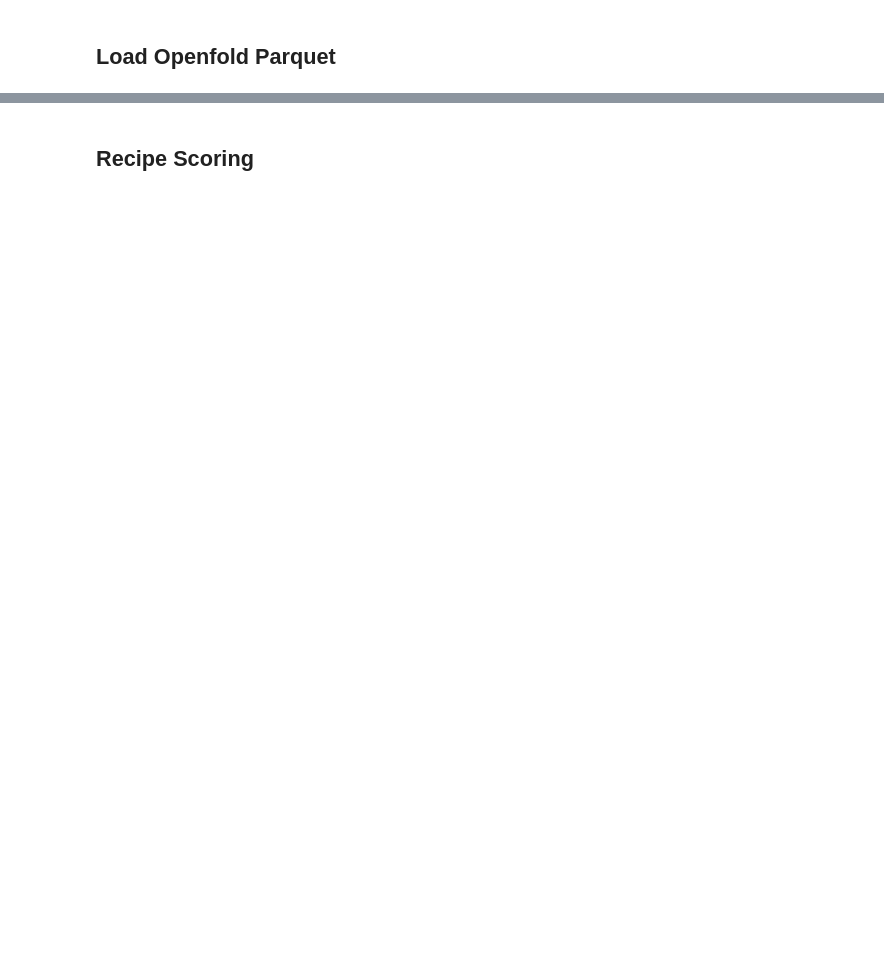
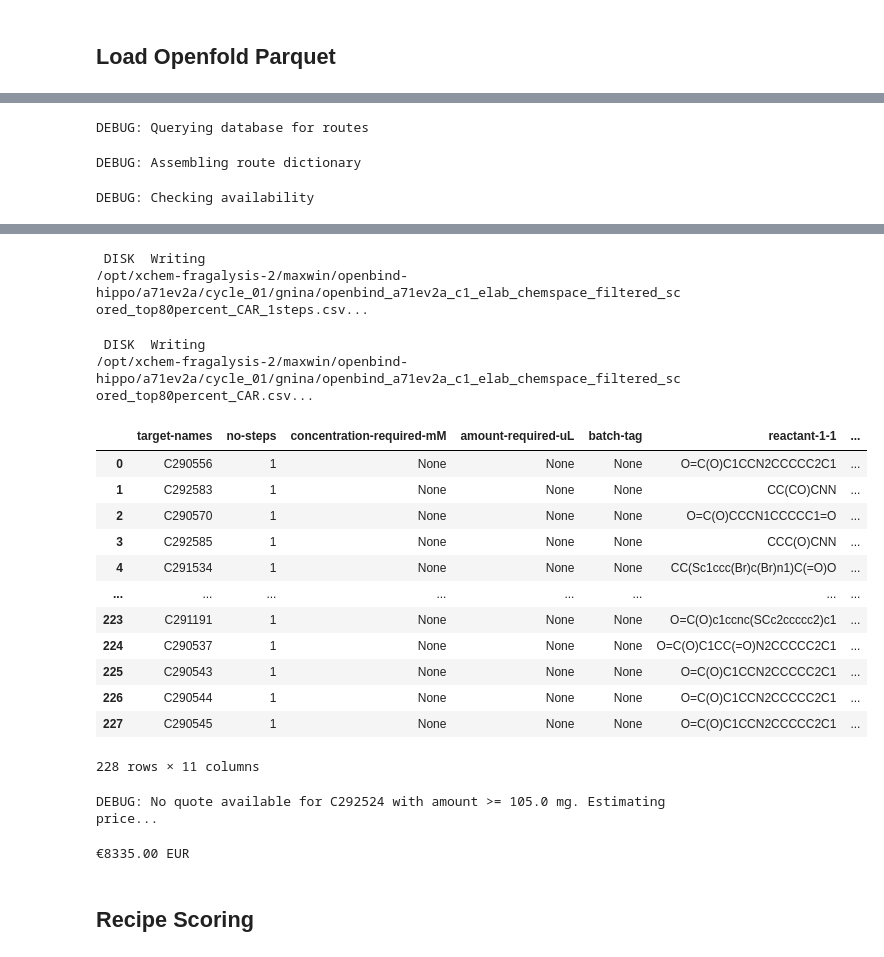
Before and after one commit to xchem/openbind-hippo, a Jupyter notebook: a71ev2a/c01j_scoring.ipynb, the cells around one changed output, grey strips where cells are left out. Cells and saved outputs as stored; diff of their text form; code cells hidden in the pictures; blank space fills up the shorter version.

```diff
--- a/a71ev2a/c01j_scoring.ipynb
+++ b/a71ev2a/c01j_scoring.ipynb
@@ -431,0 +593,5 @@ df
+# %%
+filtered_scored_ids = df[df["gnina_score_min"] >= score_cutoff]["pose_id"].unique()
+# %%
+filtered_scored_poses = animal.poses[filtered_scored_ids]
+filtered_scored_poses
@@ -431,0 +606,9 @@ df
+# %%
+%%time
+recipe = hippo.Recipe.from_compounds(
+    filtered_scored_poses.compounds,
+    pick_cheapest=True,
+    quoted_only=True,
+    use_routes=False,
+)
+recipe
@@ -431,0 +644,6 @@ df
+# %%
+recipe.write_CAR_csv("cycle_01/gnina/openbind_a71ev2a_c1_elab_chemspace_filtered_scored_top80percent_CAR.csv")
+# %% [output]
+DEBUG: Querying database for routes
+DEBUG: Assembling route dictionary
+DEBUG: Checking availability
@@ -432,3 +652,27 @@ df
+ DISK  Writing
+/opt/xchem-fragalysis-2/maxwin/openbind-hippo/a71ev2a/cycle_01/gnina/openbind_a71ev2a_c1_elab_chemspace_filtered_sc
+ored_top80percent_CAR_1steps.csv...
+ DISK  Writing
+/opt/xchem-fragalysis-2/maxwin/openbind-hippo/a71ev2a/cycle_01/gnina/openbind_a71ev2a_c1_elab_chemspace_filtered_sc
+ored_top80percent_CAR.csv...
+|  | target-names | no-steps | concentration-required-mM | amount-required-uL | batch-tag | reactant-1-1 | ... |
+| 0 | C290556 | 1 | None | None | None | O=C(O)C1CCN2CCCCC2C1 | ... |
+| 1 | C292583 | 1 | None | None | None | CC(CO)CNN | ... |
+| 2 | C290570 | 1 | None | None | None | O=C(O)CCCN1CCCCC1=O | ... |
+| 3 | C292585 | 1 | None | None | None | CCC(O)CNN | ... |
+| 4 | C291534 | 1 | None | None | None | CC(Sc1ccc(Br)c(Br)n1)C(=O)O | ... |
+| ... | ... | ... | ... | ... | ... | ... | ... |
+| 223 | C291191 | 1 | None | None | None | O=C(O)c1ccnc(SCc2ccccc2)c1 | ... |
+| 224 | C290537 | 1 | None | None | None | O=C(O)C1CC(=O)N2CCCCC2C1 | ... |
+| 225 | C290543 | 1 | None | None | None | O=C(O)C1CCN2CCCCC2C1 | ... |
+| 226 | C290544 | 1 | None | None | None | O=C(O)C1CCN2CCCCC2C1 | ... |
+| 227 | C290545 | 1 | None | None | None | O=C(O)C1CCN2CCCCC2C1 | ... |
+228 rows × 11 columns
+# %%
+recipe.price
+# %% [output]
+DEBUG: No quote available for C292524 with amount >= 105.0 mg. Estimating price...
+€8335.00 EUR
 # %% [markdown]
 ## Recipe Scoring
 # %%
```
Also changed, not shown: parts of 25 cells of this notebook, 23 other files.
